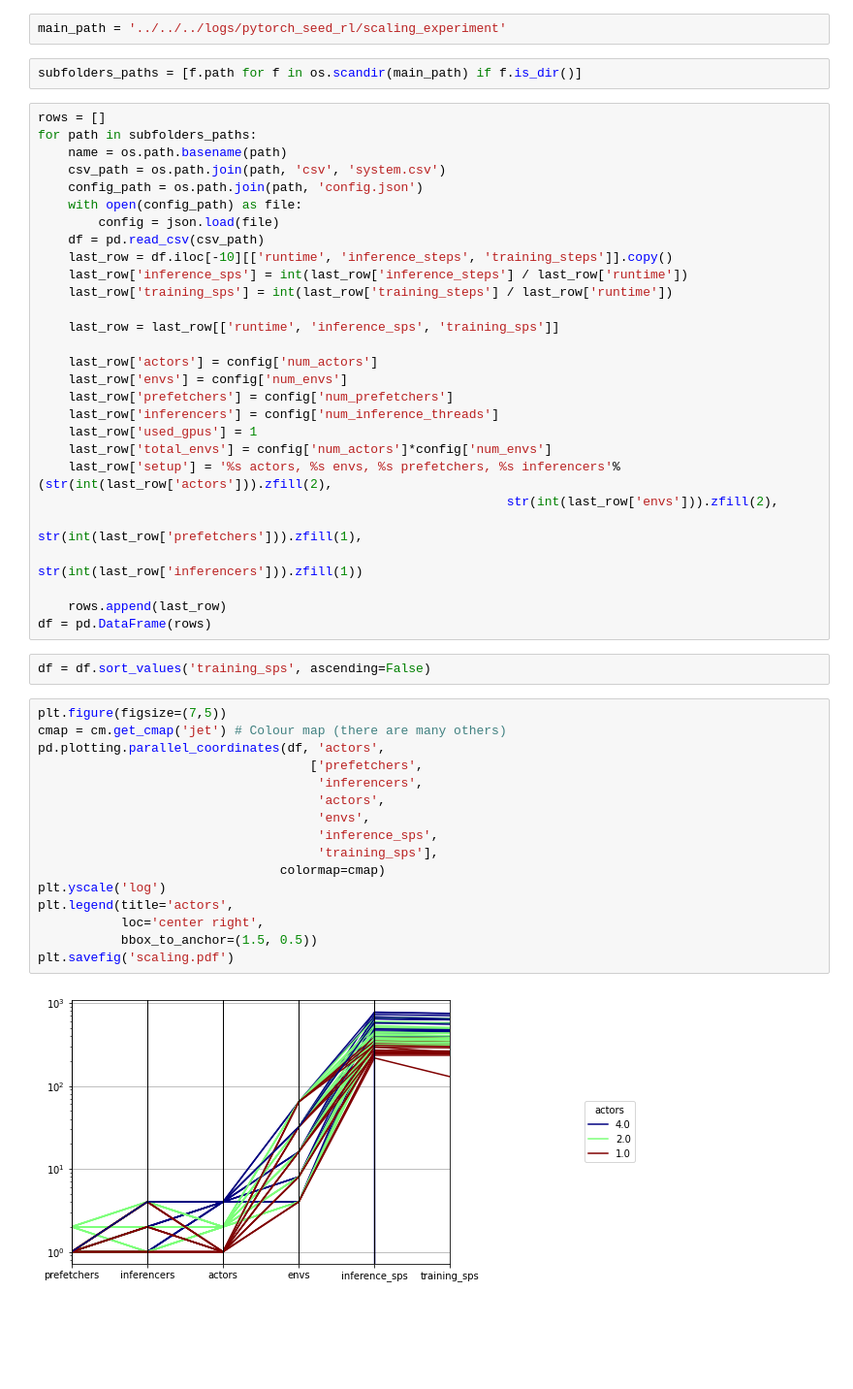
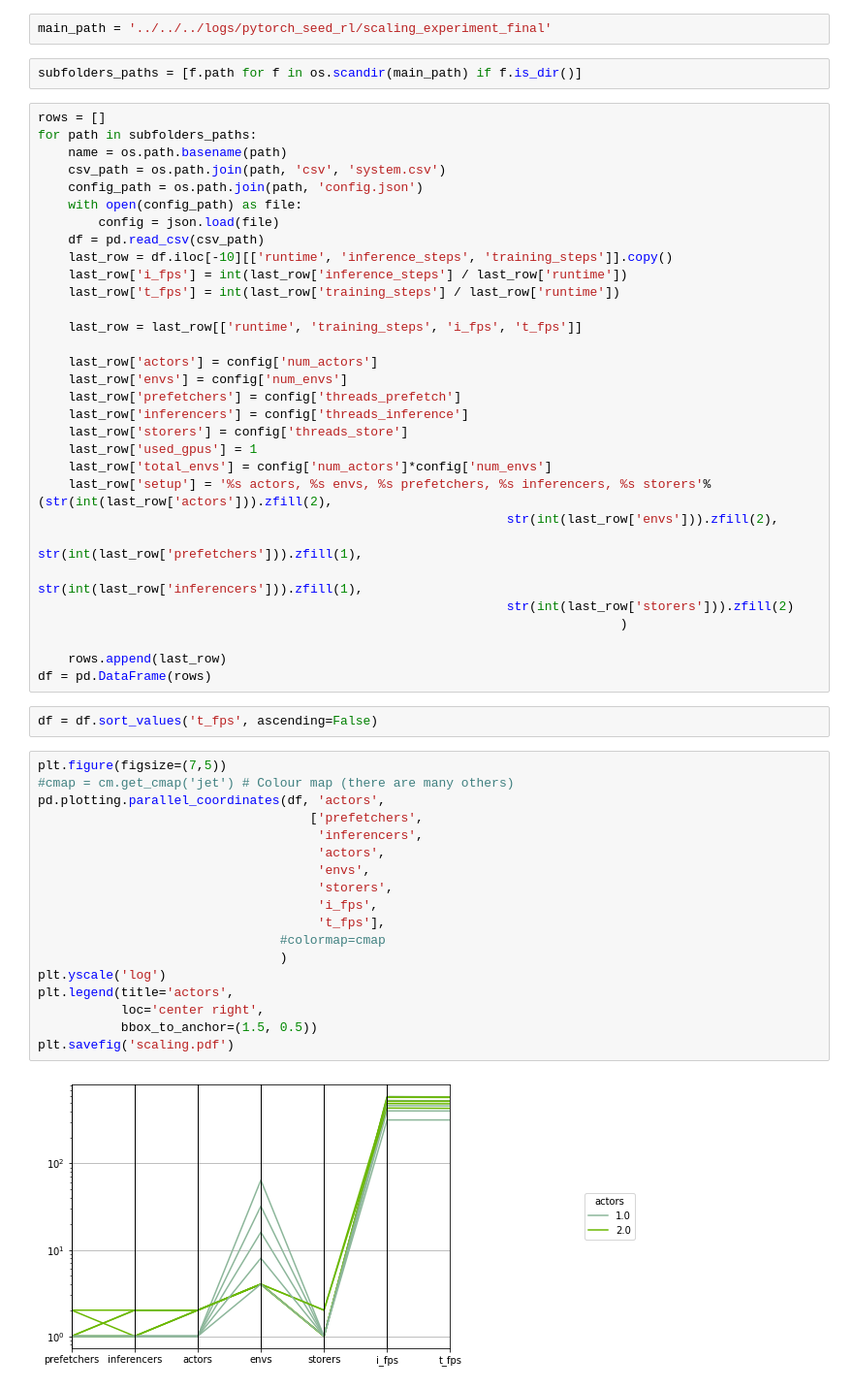
Before and after one commit to mjanschek/pytorch_seed_rl, a Jupyter notebook: notebooks/scaling_analysis.ipynb, the cells around one changed output. Shown at 97% size. Saved outputs shown, nothing was run; the diff lists cells and outputs as text; blank space fills up the shorter version.

```diff
--- a/notebooks/scaling_analysis.ipynb
+++ b/notebooks/scaling_analysis.ipynb
@@ -5,7 +5,7 @@ import pandas as pd
 import os
 import json
 # %%
-main_path = '../../../logs/pytorch_seed_rl/scaling_experiment'
+main_path = '../../../logs/pytorch_seed_rl/scaling_experiment_final'
 # %%
 subfolders_paths = [f.path for f in os.scandir(main_path) if f.is_dir()]
 # %%
@@ -18,42 +18,47 @@ for path in subfolders_paths:
         config = json.load(file)
     df = pd.read_csv(csv_path)
     last_row = df.iloc[-10][['runtime', 'inference_steps', 'training_steps']].copy()
-    last_row['inference_sps'] = int(last_row['inference_steps'] / last_row['runtime'])
-    last_row['training_sps'] = int(last_row['training_steps'] / last_row['runtime'])
+    last_row['i_fps'] = int(last_row['inference_steps'] / last_row['runtime'])
+    last_row['t_fps'] = int(last_row['training_steps'] / last_row['runtime'])
 
-    last_row = last_row[['runtime', 'inference_sps', 'training_sps']]
+    last_row = last_row[['runtime', 'training_steps', 'i_fps', 't_fps']]
 
     last_row['actors'] = config['num_actors']
     last_row['envs'] = config['num_envs']
-    last_row['prefetchers'] = config['num_prefetchers']
-    last_row['inferencers'] = config['num_inference_threads']
+    last_row['prefetchers'] = config['threads_prefetch']
+    last_row['inferencers'] = config['threads_inference']
+    last_row['storers'] = config['threads_store']
     last_row['used_gpus'] = 1
     last_row['total_envs'] = config['num_actors']*config['num_envs']
-    last_row['setup'] = '%s actors, %s envs, %s prefetchers, %s inferencers'%(str(int(last_row['actors'])).zfill(2),
+    last_row['setup'] = '%s actors, %s envs, %s prefetchers, %s inferencers, %s storers'%(str(int(last_row['actors'])).zfill(2),
                                                               str(int(last_row['envs'])).zfill(2),
                                                               str(int(last_row['prefetchers'])).zfill(1),
-                                                              str(int(last_row['inferencers'])).zfill(1))
+                                                              str(int(last_row['inferencers'])).zfill(1),
+                                                              str(int(last_row['storers'])).zfill(2)
+                                                                             )
 
     rows.append(last_row)
 df = pd.DataFrame(rows)
 # %%
-df = df.sort_values('training_sps', ascending=False)
+df = df.sort_values('t_fps', ascending=False)
 # %%
 plt.figure(figsize=(7,5))
-cmap = cm.get_cmap('jet') # Colour map (there are many others)
+#cmap = cm.get_cmap('jet') # Colour map (there are many others)
 pd.plotting.parallel_coordinates(df, 'actors',
                                  	['prefetchers',
                                      'inferencers',
                                      'actors',
                                      'envs',
-                                     'inference_sps',
-                                     'training_sps'],
-                                colormap=cmap)
+                                     'storers',
+                                     'i_fps',
+                                     't_fps'],
+                                #colormap=cmap
+                                )
 plt.yscale('log')
 plt.legend(title='actors',
            loc='center right',
            bbox_to_anchor=(1.5, 0.5))
 plt.savefig('scaling.pdf')
 # %% [output]
-[figure, old version]
+[figure, new version]
 # %%
```
Also changed, not shown: parts of 1 cell of this notebook, 3 other files.
